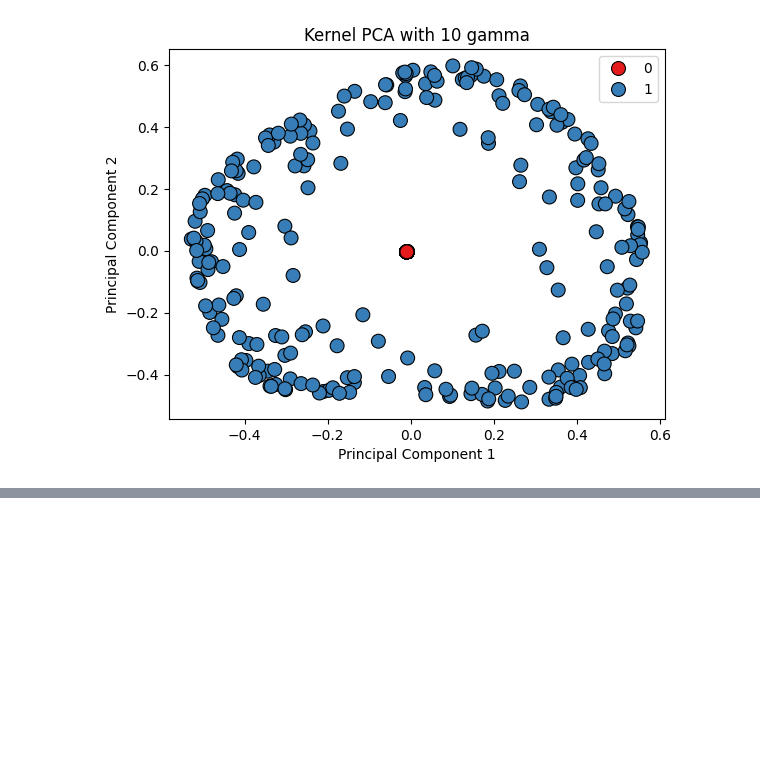
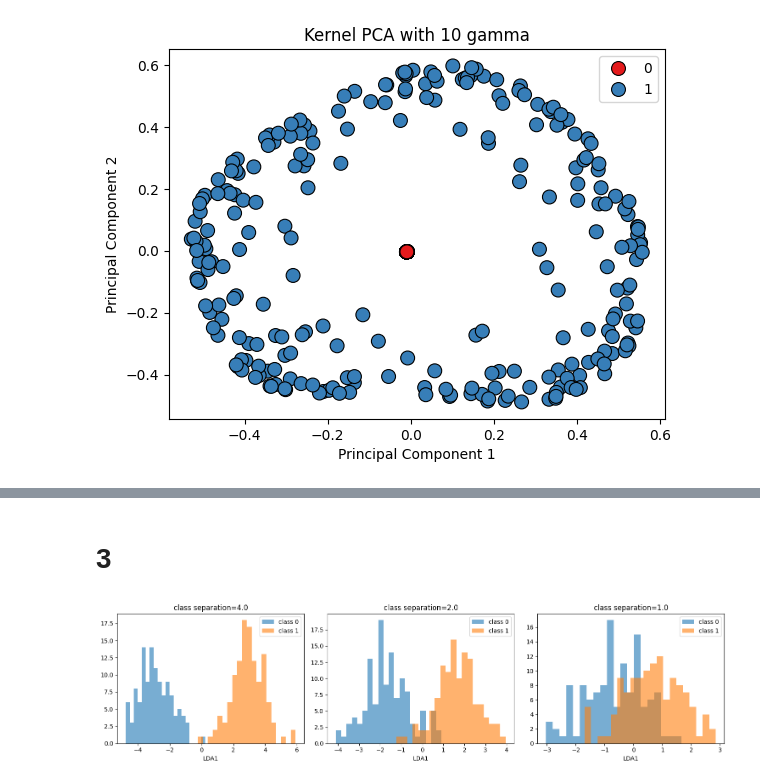
Before and after one commit to BUSH222/misis_ml_course_sem6, a Jupyter notebook: ML6.2 pca/6.2.ipynb, the cells around one changed output, grey strips where cells are left out. Cells and saved outputs as stored; diff of their text form; code cells hidden in the pictures; blank space fills up the shorter version.

```diff
--- a/ML6.2 pca/6.2.ipynb
+++ b/ML6.2 pca/6.2.ipynb
@@ -300,0 +364,30 @@ for gamma in gamma_values:
+# %% [markdown]
+# 3
+# %%
+from sklearn.discriminant_analysis import LinearDiscriminantAnalysis as LDA
+
+np.random.seed(42)
+n_samples = 120
+
+separations = [4.0, 2.0, 1.0]
+fig, axes = plt.subplots(1, 3, figsize=(15, 4))
+
+for ax, sep in zip(axes, separations):
+    c1 = np.random.normal(loc=[0, 0], scale=1.0, size=(n_samples, 2))
+    c2 = np.random.normal(loc=[sep, sep], scale=1.0, size=(n_samples, 2))
+    X_sep = np.vstack([c1, c2])
+    y_sep = np.array([0] * n_samples + [1] * n_samples)
+
+    lda_sep = LDA(n_components=1)
+    X_lda_sep = lda_sep.fit_transform(X_sep, y_sep).ravel()
+
+    ax.hist(X_lda_sep[y_sep == 0], bins=20, alpha=0.6, label="class 0")
+    ax.hist(X_lda_sep[y_sep == 1], bins=20, alpha=0.6, label="class 1")
+    ax.set_title(f"class separation={sep}")
+    ax.set_xlabel("LDA1")
+    ax.legend()
+
+plt.tight_layout()
+plt.show()
+# %% [output]
+[figure, added]
```
Also changed, not shown: parts of 21 cells of this notebook.
